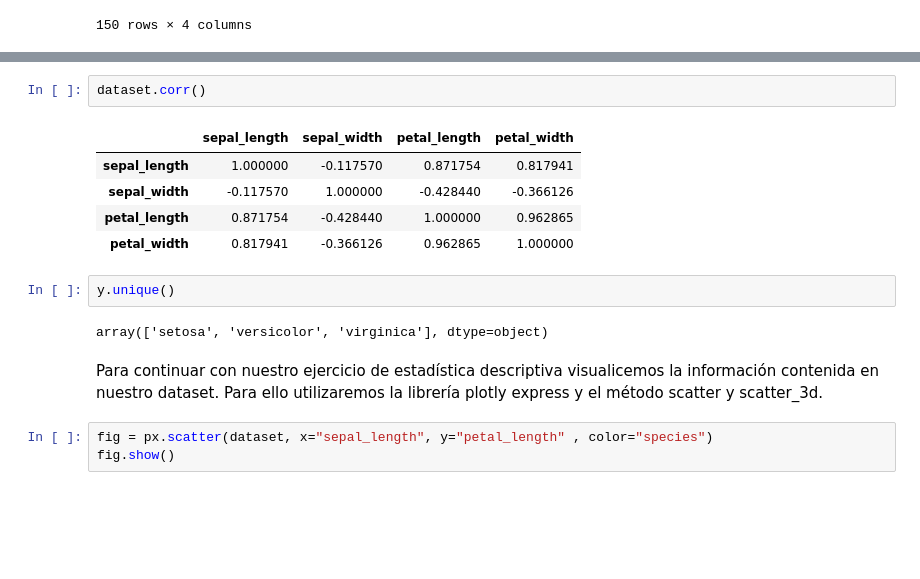
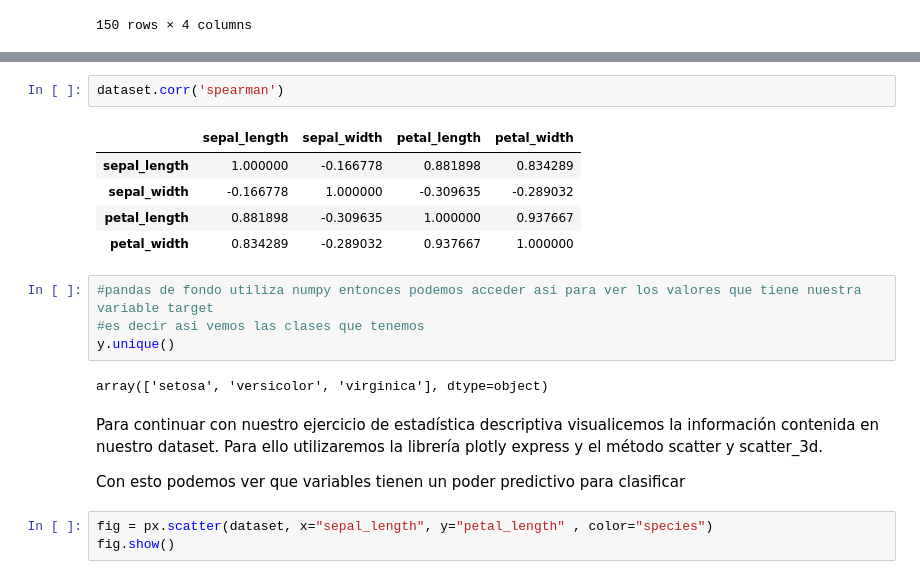
Before and after one commit to hecescam/IA3, a Jupyter notebook: Machine_Learning_1.ipynb, the cells around one changed output, grey strips where cells are left out. Cells and saved outputs as stored; diff of their text form; blank space fills up the shorter version.

```diff
--- a/Machine_Learning_1.ipynb
+++ b/Machine_Learning_1.ipynb
@@ -117,17 +142,21 @@ Name: species, Length: 150, dtype: object
 # %%
-dataset.corr()
+dataset.corr('spearman')
 # %% [output]
 |  | sepal_length | sepal_width | petal_length | petal_width |
-| sepal_length | 1.000000 | -0.117570 | 0.871754 | 0.817941 |
-| sepal_width | -0.117570 | 1.000000 | -0.428440 | -0.366126 |
-| petal_length | 0.871754 | -0.428440 | 1.000000 | 0.962865 |
-| petal_width | 0.817941 | -0.366126 | 0.962865 | 1.000000 |
+| sepal_length | 1.000000 | -0.166778 | 0.881898 | 0.834289 |
+| sepal_width | -0.166778 | 1.000000 | -0.309635 | -0.289032 |
+| petal_length | 0.881898 | -0.309635 | 1.000000 | 0.937667 |
+| petal_width | 0.834289 | -0.289032 | 0.937667 | 1.000000 |
-# %%
-y.unique()
-# %% [output]
-array(['setosa', 'versicolor', 'virginica'], dtype=object)
+# %%
+#pandas de fondo utiliza numpy entonces podemos acceder asi para ver los valores que tiene nuestra variable target
+#es decir asi vemos las clases que tenemos
+y.unique()
+# %% [output]
+array(['setosa', 'versicolor', 'virginica'], dtype=object)
 # %% [markdown]
 Para continuar con nuestro ejercicio de estadística descriptiva visualicemos la información contenida en nuestro dataset. Para ello utilizaremos la librería plotly express y el método scatter y scatter_3d.
+
+Con esto podemos ver que variables tienen un poder predictivo para clasificar
 # %%
 fig = px.scatter(dataset, x="sepal_length", y="petal_length" , color="species")
 fig.show()
```
Also changed, not shown: parts of 16 cells of this notebook.
